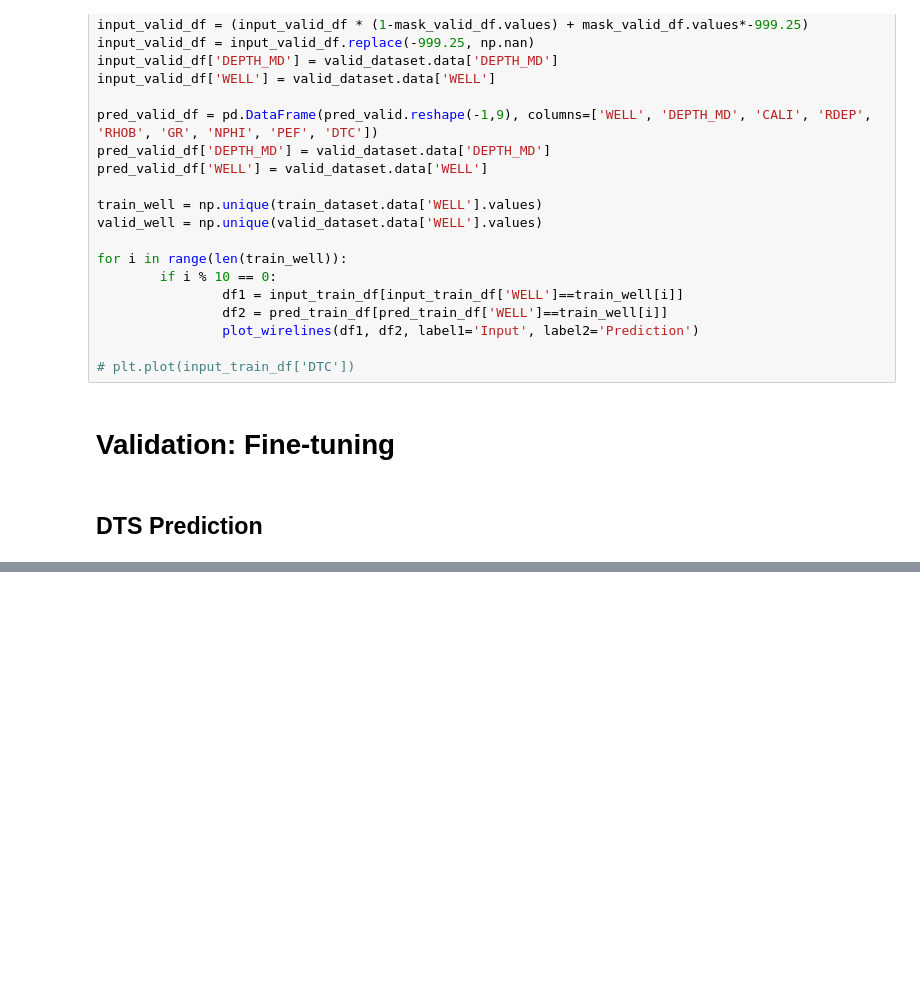
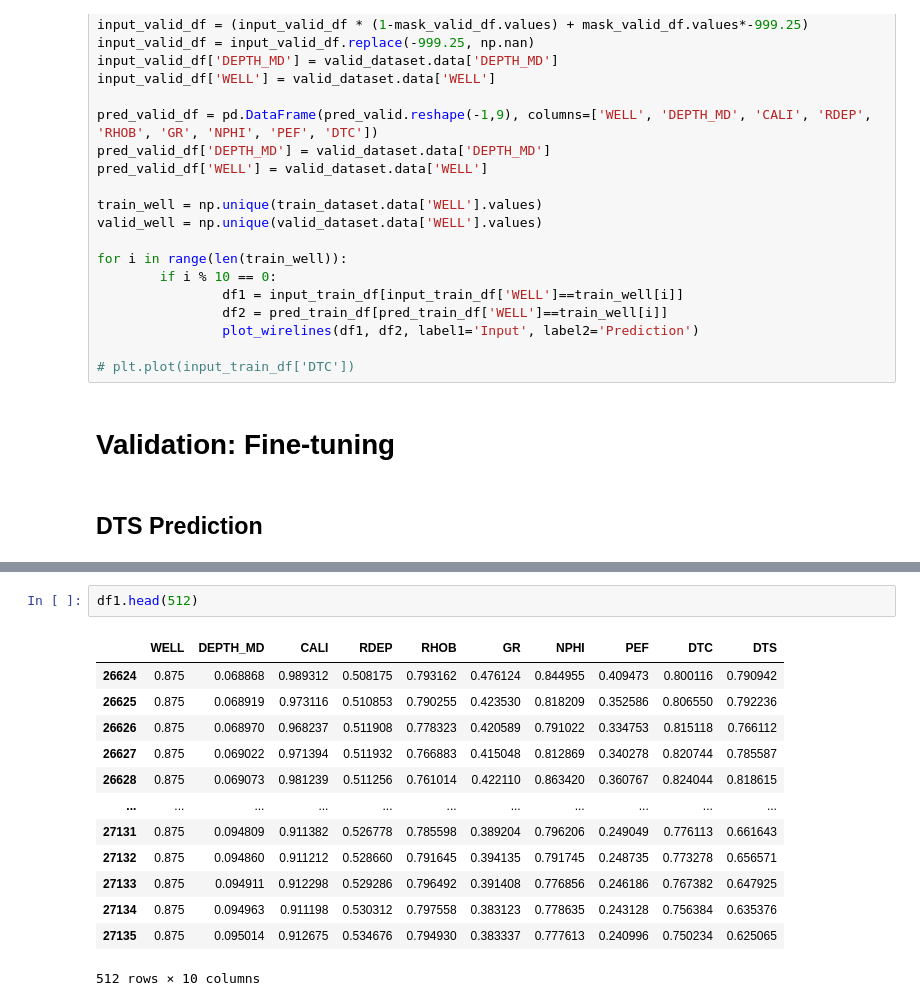
Before and after one commit to hatsyim/wireline-attention, a Jupyter notebook: notebook/01_visualization.ipynb, the cells around one changed output, grey strips where cells are left out. Drawn from its saved outputs; the diff is of its cells as text; blank space fills up the shorter version.

```diff
--- a/notebook/01_visualization.ipynb
+++ b/notebook/01_visualization.ipynb
@@ -764,0 +764,16 @@ input_train_df
+# %%
+df1.head(512)
+# %% [output]
+|  | WELL | DEPTH_MD | CALI | RDEP | RHOB | GR | NPHI | PEF | DTC | DTS |
+| 26624 | 0.875 | 0.068868 | 0.989312 | 0.508175 | 0.793162 | 0.476124 | 0.844955 | 0.409473 | 0.800116 | 0.790942 |
+| 26625 | 0.875 | 0.068919 | 0.973116 | 0.510853 | 0.790255 | 0.423530 | 0.818209 | 0.352586 | 0.806550 | 0.792236 |
+| 26626 | 0.875 | 0.068970 | 0.968237 | 0.511908 | 0.778323 | 0.420589 | 0.791022 | 0.334753 | 0.815118 | 0.766112 |
+| 26627 | 0.875 | 0.069022 | 0.971394 | 0.511932 | 0.766883 | 0.415048 | 0.812869 | 0.340278 | 0.820744 | 0.785587 |
+| 26628 | 0.875 | 0.069073 | 0.981239 | 0.511256 | 0.761014 | 0.422110 | 0.863420 | 0.360767 | 0.824044 | 0.818615 |
+| ... | ... | ... | ... | ... | ... | ... | ... | ... | ... | ... |
+| 27131 | 0.875 | 0.094809 | 0.911382 | 0.526778 | 0.785598 | 0.389204 | 0.796206 | 0.249049 | 0.776113 | 0.661643 |
+| 27132 | 0.875 | 0.094860 | 0.911212 | 0.528660 | 0.791645 | 0.394135 | 0.791745 | 0.248735 | 0.773278 | 0.656571 |
+| 27133 | 0.875 | 0.094911 | 0.912298 | 0.529286 | 0.796492 | 0.391408 | 0.776856 | 0.246186 | 0.767382 | 0.647925 |
+| 27134 | 0.875 | 0.094963 | 0.911198 | 0.530312 | 0.797558 | 0.383123 | 0.778635 | 0.243128 | 0.756384 | 0.635376 |
+| 27135 | 0.875 | 0.095014 | 0.912675 | 0.534676 | 0.794930 | 0.383337 | 0.777613 | 0.240996 | 0.750234 | 0.625065 |
+512 rows × 10 columns
```
Also changed, not shown: parts of 5 cells of this notebook.
